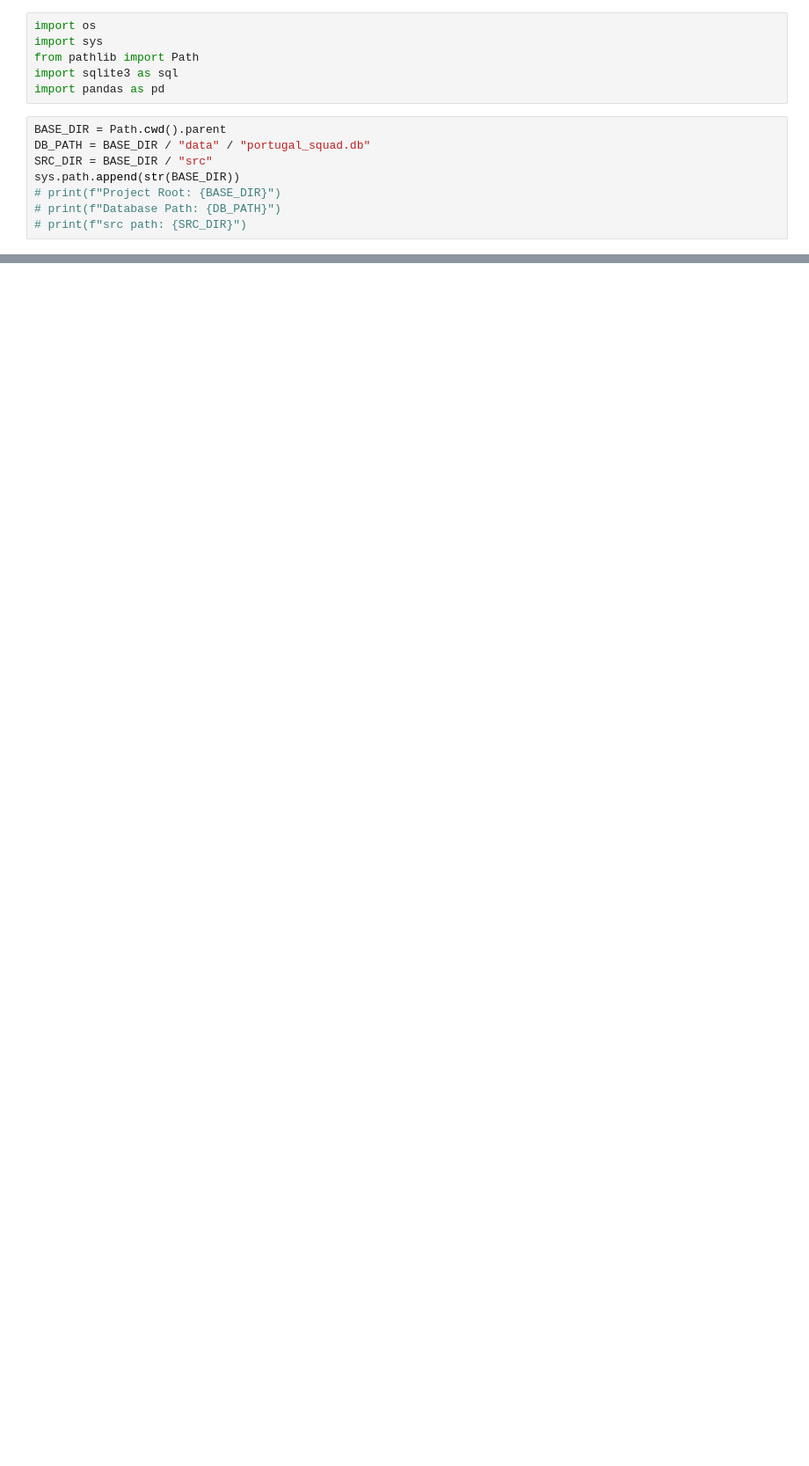
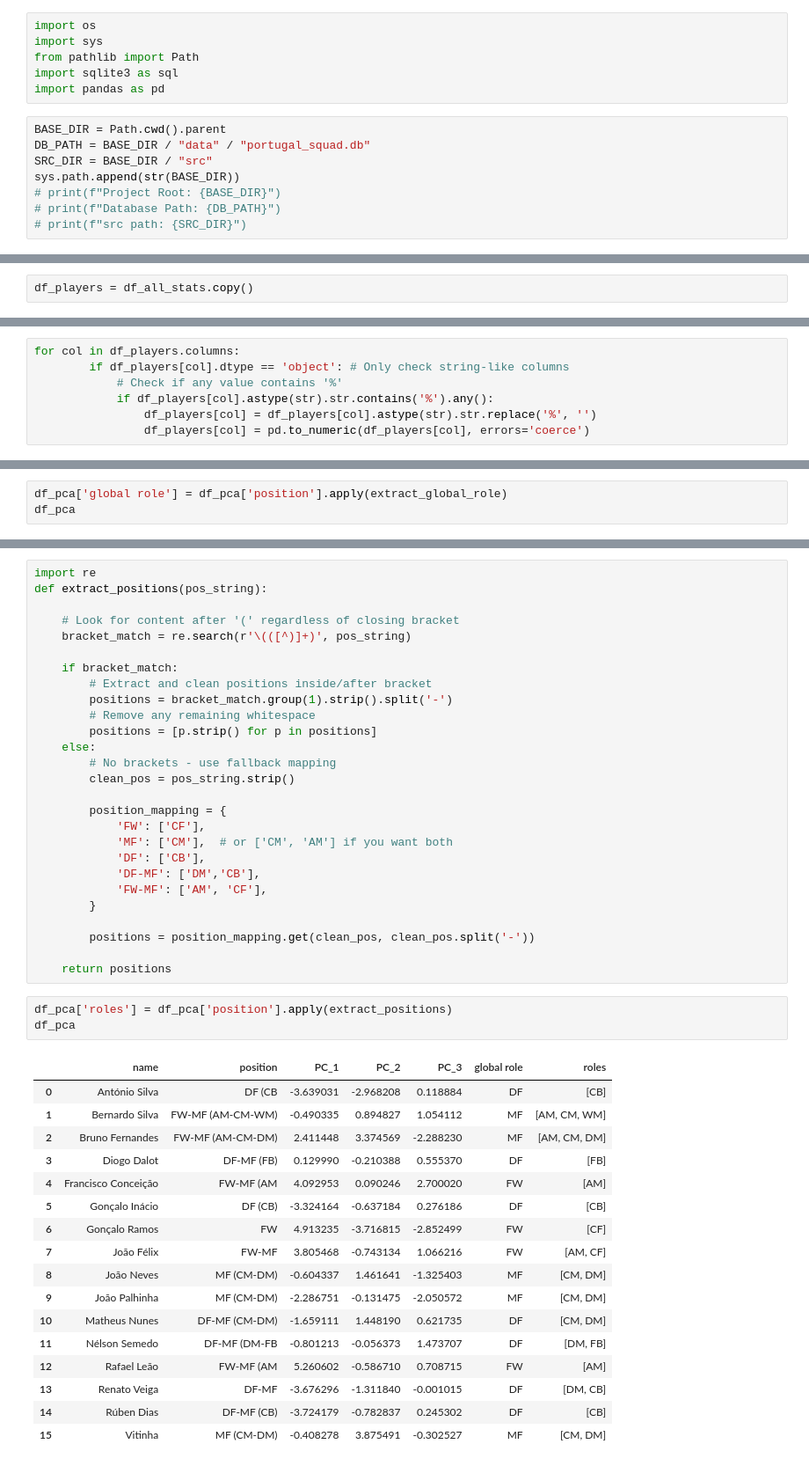
Before and after one commit to ashfaque-tk/role-aware-squad-optimization, a Jupyter notebook: notebooks/01_milp_v1.ipynb, the cells around one changed output, grey strips where cells are left out. Shown at 88% size. Drawn from its saved outputs; the diff is of its cells as text; blank space fills up the shorter version.

```diff
--- a/notebooks/01_milp_v1.ipynb
+++ b/notebooks/01_milp_v1.ipynb
@@ -141,0 +215,2 @@ df_mid.head()
+# %%
+df_players = df_all_stats.copy()
@@ -141,0 +221,7 @@ df_mid.head()
+# %%
+for col in df_players.columns:
+        if df_players[col].dtype == 'object': # Only check string-like columns
+            # Check if any value contains '%'
+            if df_players[col].astype(str).str.contains('%').any():
+                df_players[col] = df_players[col].astype(str).str.replace('%', '')
+                df_players[col] = pd.to_numeric(df_players[col], errors='coerce')
@@ -141,0 +298,3 @@ df_mid.head()
+# %%
+df_pca['global role'] = df_pca['position'].apply(extract_global_role)
+df_pca
@@ -141,0 +319,48 @@ df_mid.head()
+# %%
+import re
+def extract_positions(pos_string):
+
+    # Look for content after '(' regardless of closing bracket
+    bracket_match = re.search(r'\(([^)]+)', pos_string)
+
+    if bracket_match:
+        # Extract and clean positions inside/after bracket
+        positions = bracket_match.group(1).strip().split('-')
+        # Remove any remaining whitespace
+        positions = [p.strip() for p in positions]
+    else:
+        # No brackets - use fallback mapping
+        clean_pos = pos_string.strip()
+
+        position_mapping = {
+            'FW': ['CF'],
+            'MF': ['CM'],  # or ['CM', 'AM'] if you want both
+            'DF': ['CB'],
+            'DF-MF': ['DM','CB'],
+            'FW-MF': ['AM', 'CF'],
+        }
+
+        positions = position_mapping.get(clean_pos, clean_pos.split('-'))
+
+    return positions
+# %%
+df_pca['roles'] = df_pca['position'].apply(extract_positions)
+df_pca
+# %% [output]
+|  | name | position | PC_1 | PC_2 | PC_3 | global role | roles |
+| 0 | António Silva | DF (CB | -3.639031 | -2.968208 | 0.118884 | DF | [CB] |
+| 1 | Bernardo Silva | FW-MF (AM-CM-WM) | -0.490335 | 0.894827 | 1.054112 | MF | [AM, CM, WM] |
+| 2 | Bruno Fernandes | FW-MF (AM-CM-DM) | 2.411448 | 3.374569 | -2.288230 | MF | [AM, CM, DM] |
+| 3 | Diogo Dalot | DF-MF (FB) | 0.129990 | -0.210388 | 0.555370 | DF | [FB] |
+| 4 | Francisco Conceição | FW-MF (AM | 4.092953 | 0.090246 | 2.700020 | FW | [AM] |
+| 5 | Gonçalo Inácio | DF (CB) | -3.324164 | -0.637184 | 0.276186 | DF | [CB] |
+| 6 | Gonçalo Ramos | FW | 4.913235 | -3.716815 | -2.852499 | FW | [CF] |
+| 7 | João Félix | FW-MF | 3.805468 | -0.743134 | 1.066216 | FW | [AM, CF] |
+| 8 | João Neves | MF (CM-DM) | -0.604337 | 1.461641 | -1.325403 | MF | [CM, DM] |
+| 9 | João Palhinha | MF (CM-DM) | -2.286751 | -0.131475 | -2.050572 | MF | [CM, DM] |
+| 10 | Matheus Nunes | DF-MF (CM-DM) | -1.659111 | 1.448190 | 0.621735 | DF | [CM, DM] |
+| 11 | Nélson Semedo | DF-MF (DM-FB | -0.801213 | -0.056373 | 1.473707 | DF | [DM, FB] |
+| 12 | Rafael Leão | FW-MF (AM | 5.260602 | -0.586710 | 0.708715 | FW | [AM] |
+| 13 | Renato Veiga | DF-MF | -3.676296 | -1.311840 | -0.001015 | DF | [DM, CB] |
+| 14 | Rúben Dias | DF-MF (CB) | -3.724179 | -0.782837 | 0.245302 | DF | [CB] |
+| 15 | Vitinha | MF (CM-DM) | -0.408278 | 3.875491 | -0.302527 | MF | [CM, DM] |
```
Also changed, not shown: parts of 46 cells of this notebook, 7 other files.
